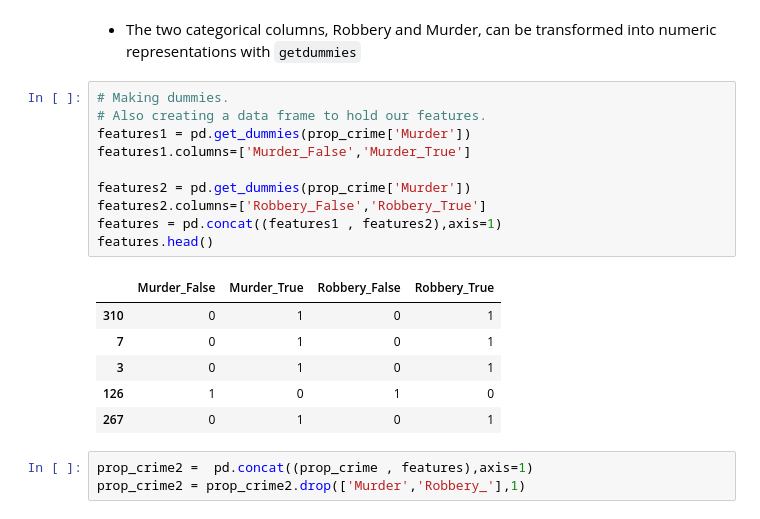
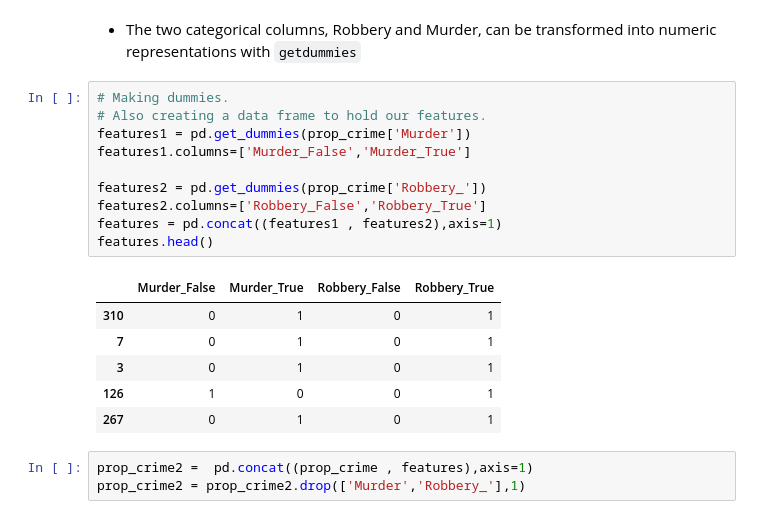
Before and after one commit to evian13/Bootcamp-U2, a Jupyter notebook: DS Bootcamp - U2L4.2&3 - Multivariable_regression(2) & Explanatory power(3).ipynb, the cells around one changed output. Drawn from its saved outputs; the diff is of its cells as text.

```diff
--- a/DS Bootcamp - U2L4.2&3 - Multivariable_regression(2) & Explanatory power(3).ipynb
+++ b/DS Bootcamp - U2L4.2&3 - Multivariable_regression(2) & Explanatory power(3).ipynb
@@ -275,19 +275,19 @@ plt.show()
 # %%
 # Making dummies.
 # Also creating a data frame to hold our features.
 features1 = pd.get_dummies(prop_crime['Murder'])
 features1.columns=['Murder_False','Murder_True']
 
-features2 = pd.get_dummies(prop_crime['Murder'])
+features2 = pd.get_dummies(prop_crime['Robbery_'])
 features2.columns=['Robbery_False','Robbery_True']
 features = pd.concat((features1 , features2),axis=1)
 features.head()
 # %% [output]
 |  | Murder_False | Murder_True | Robbery_False | Robbery_True |
 | 310 | 0 | 1 | 0 | 1 |
 | 7 | 0 | 1 | 0 | 1 |
 | 3 | 0 | 1 | 0 | 1 |
-| 126 | 1 | 0 | 1 | 0 |
+| 126 | 1 | 0 | 0 | 1 |
 | 267 | 0 | 1 | 0 | 1 |
 # %%
 prop_crime2 =  pd.concat((prop_crime , features),axis=1)
```
Also changed, not shown: parts of 4 cells of this notebook.
